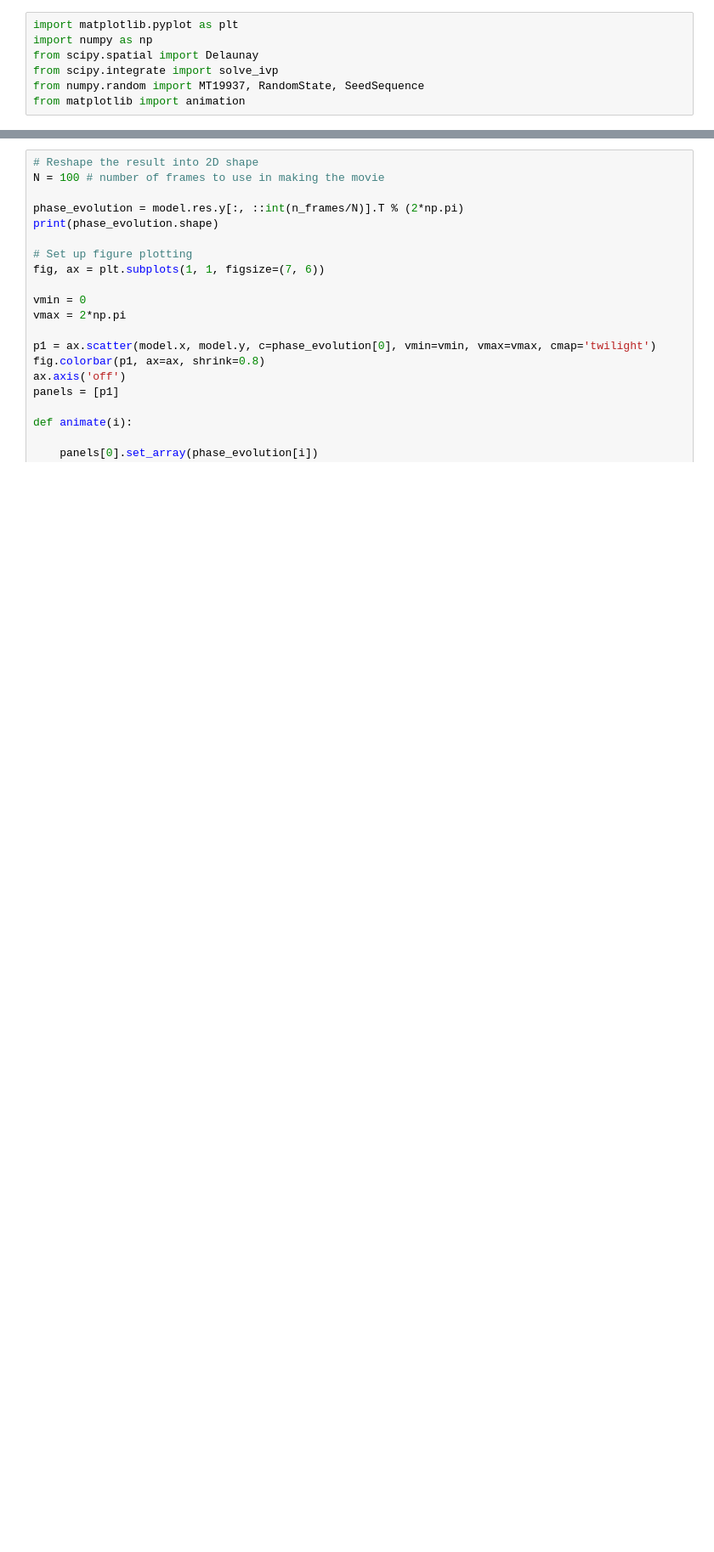
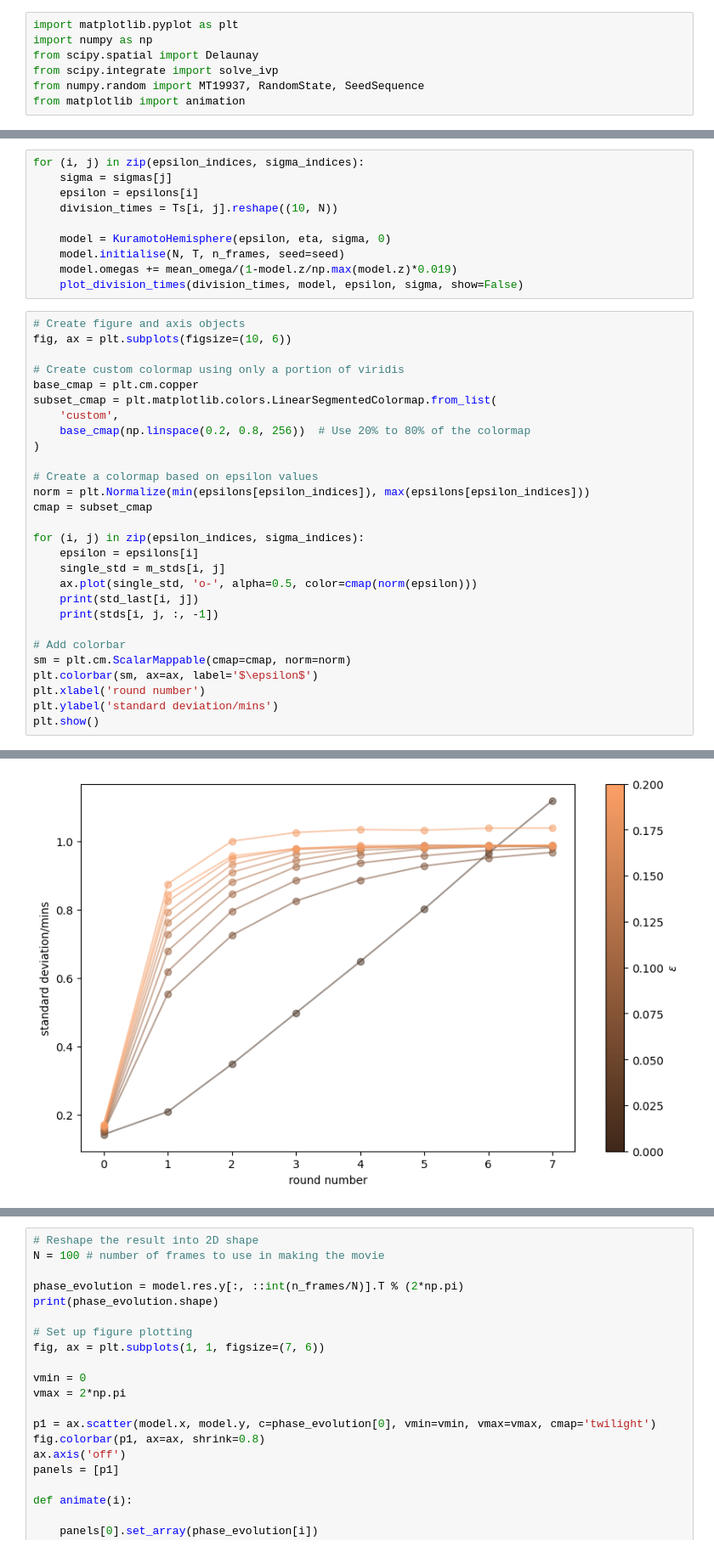
Before and after one commit to Irene-Li/MitoticWaves, a Jupyter notebook: kuramoto_hemisphere.ipynb, the cells around one changed output, grey strips where cells are left out. Shown at 85% size. Cells and saved outputs as stored; diff of their text form; blank space fills up the shorter version.

```diff
--- a/kuramoto_hemisphere.ipynb
+++ b/kuramoto_hemisphere.ipynb
@@ -131,0 +290,39 @@ plt.show()
+# %%
+for (i, j) in zip(epsilon_indices, sigma_indices):
+    sigma = sigmas[j]
+    epsilon = epsilons[i]
+    division_times = Ts[i, j].reshape((10, N))
+
+    model = KuramotoHemisphere(epsilon, eta, sigma, 0)
+    model.initialise(N, T, n_frames, seed=seed)
+    model.omegas += mean_omega/(1-model.z/np.max(model.z)*0.019)
+    plot_division_times(division_times, model, epsilon, sigma, show=False)
+# %%
+# Create figure and axis objects
+fig, ax = plt.subplots(figsize=(10, 6))
+
+# Create custom colormap using only a portion of viridis
+base_cmap = plt.cm.copper
+subset_cmap = plt.matplotlib.colors.LinearSegmentedColormap.from_list(
+    'custom',
+    base_cmap(np.linspace(0.2, 0.8, 256))  # Use 20% to 80% of the colormap
+)
+
+# Create a colormap based on epsilon values
+norm = plt.Normalize(min(epsilons[epsilon_indices]), max(epsilons[epsilon_indices]))
+cmap = subset_cmap
+
+for (i, j) in zip(epsilon_indices, sigma_indices):
+    epsilon = epsilons[i]
+    single_std = m_stds[i, j]
+    ax.plot(single_std, 'o-', alpha=0.5, color=cmap(norm(epsilon)))
+    print(std_last[i, j])
+    print(stds[i, j, :, -1])
+
+# Add colorbar
+sm = plt.cm.ScalarMappable(cmap=cmap, norm=norm)
+plt.colorbar(sm, ax=ax, label='$\epsilon$')
+plt.xlabel('round number')
+plt.ylabel('standard deviation/mins')
+plt.show()
+# %% [output]
@@ -131,0 +346 @@ plt.show()
+[figure, added]
```
Also changed, not shown: parts of 12 cells of this notebook, 19 other files.
